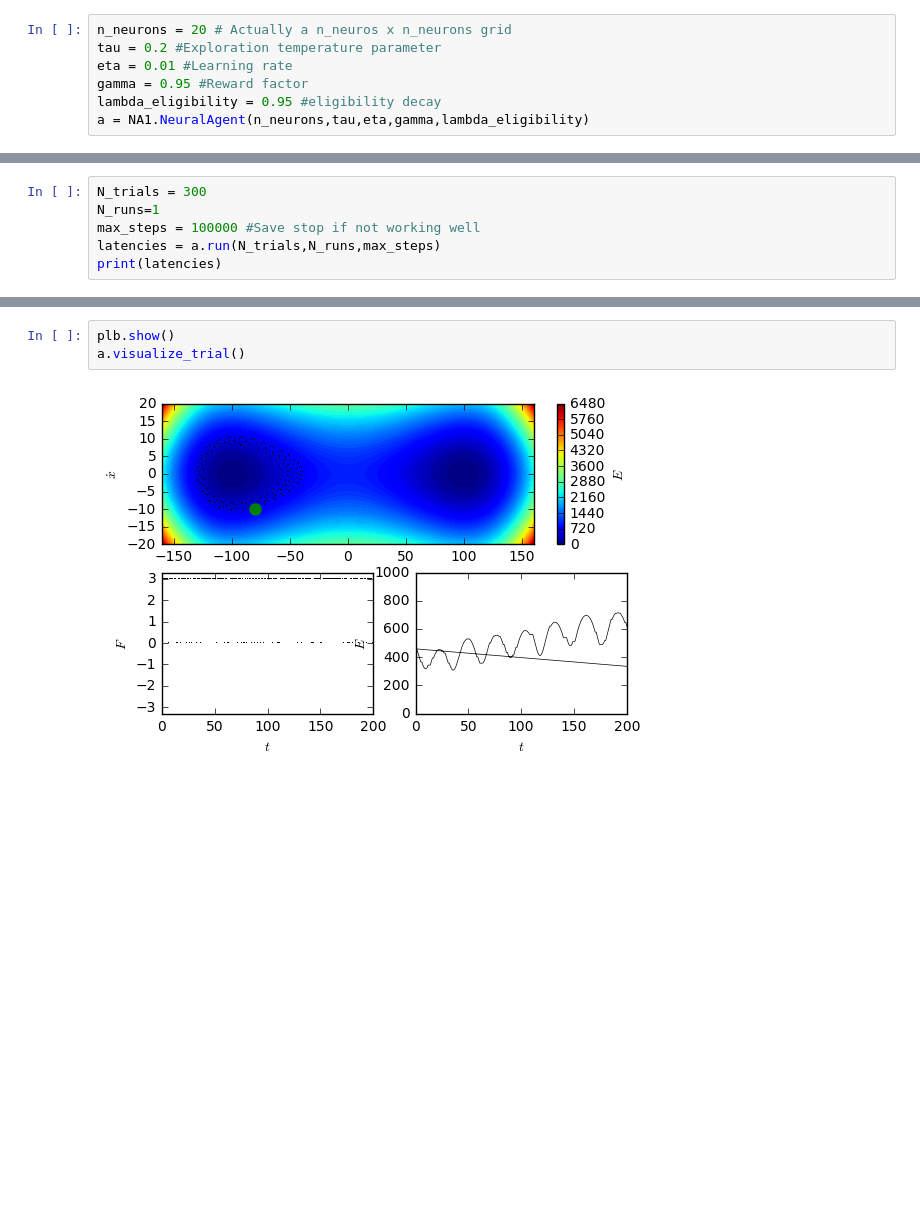
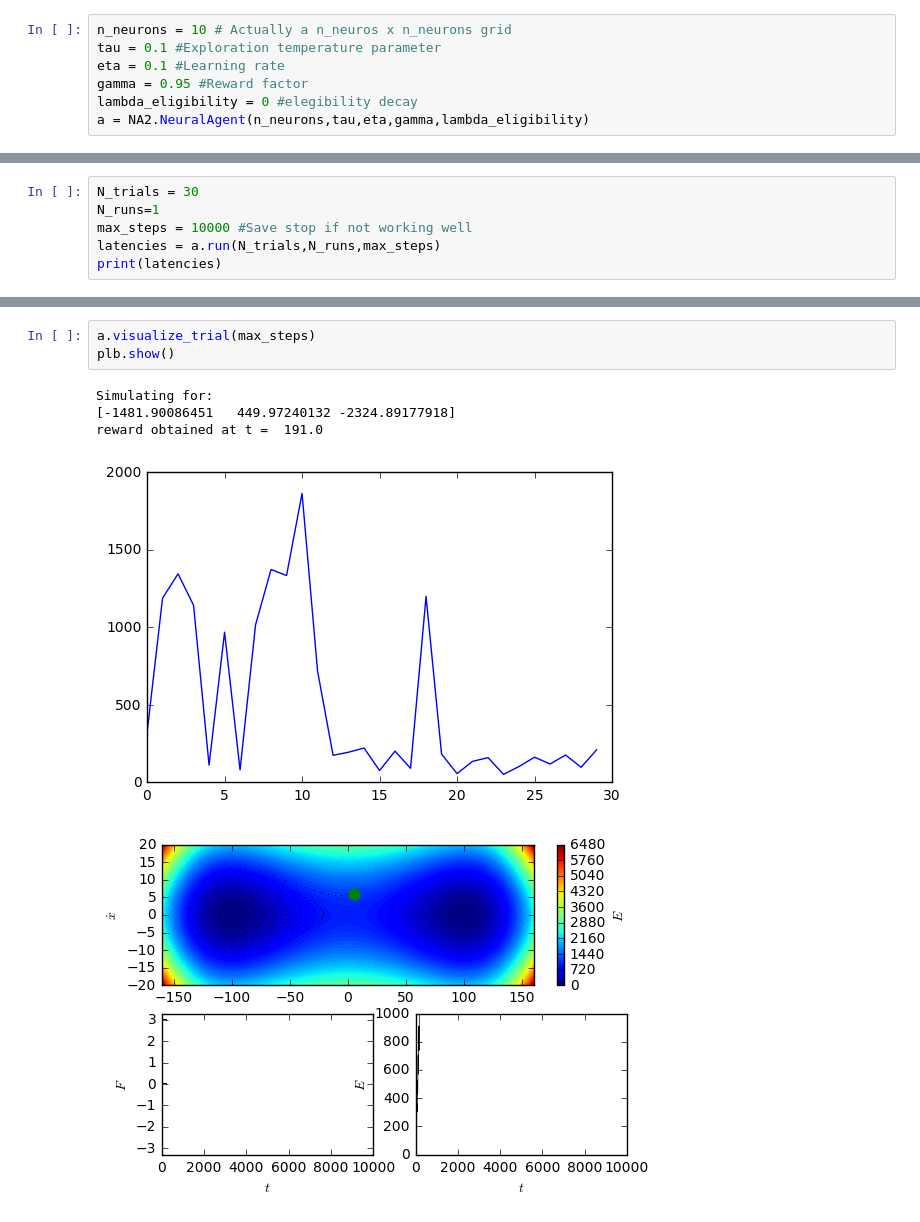
Before and after one commit to DunaiFuentes/unsupNN, a Jupyter notebook: Project2/Reinforment_Learning.ipynb, the cells around one changed output, grey strips where cells are left out. Cells and saved outputs as stored; diff of their text form; blank space fills up the shorter version.

Commit message:
first nice plot

```diff
--- a/Project2/Reinforment_Learning.ipynb
+++ b/Project2/Reinforment_Learning.ipynb
@@ -38,8 +11,8 @@ KeyboardInterrupt:
 # %%
-n_neurons = 20 # Actually a n_neuros x n_neurons grid
-tau = 0.2 #Exploration temperature parameter
-eta = 0.01 #Learning rate
+n_neurons = 10 # Actually a n_neuros x n_neurons grid
+tau = 0.1 #Exploration temperature parameter
+eta = 0.1 #Learning rate
 gamma = 0.95 #Reward factor
-lambda_eligibility = 0.95 #eligibility decay
-a = NA1.NeuralAgent(n_neurons,tau,eta,gamma,lambda_eligibility)
+lambda_eligibility = 0 #elegibility decay
+a = NA2.NeuralAgent(n_neurons,tau,eta,gamma,lambda_eligibility)
 # %% [output]
@@ -56,7 +24,7 @@ a = NA1.NeuralAgent(n_neurons,tau,eta,gamma,lambda_eligibility)
 # %%
-N_trials = 300
+N_trials = 30
 N_runs=1
-max_steps = 100000 #Save stop if not working well
+max_steps = 10000 #Save stop if not working well
 latencies = a.run(N_trials,N_runs,max_steps)
 print(latencies)
 # %% [output]
@@ -84,5 +53,9 @@ plb.plot(latencies)
-# %%
-plb.show()
-a.visualize_trial()
-# %% [output]
-[figure, removed]
+# %%
+a.visualize_trial(max_steps)
+plb.show()
+# %% [output]
+Simulating for:
+[-1481.90086451   449.97240132 -2324.89177918]
+reward obtained at t =  191.0
+[figure, added]
+[figure, added]
```
Also changed, not shown: parts of 9 cells of this notebook, 1 other file.
